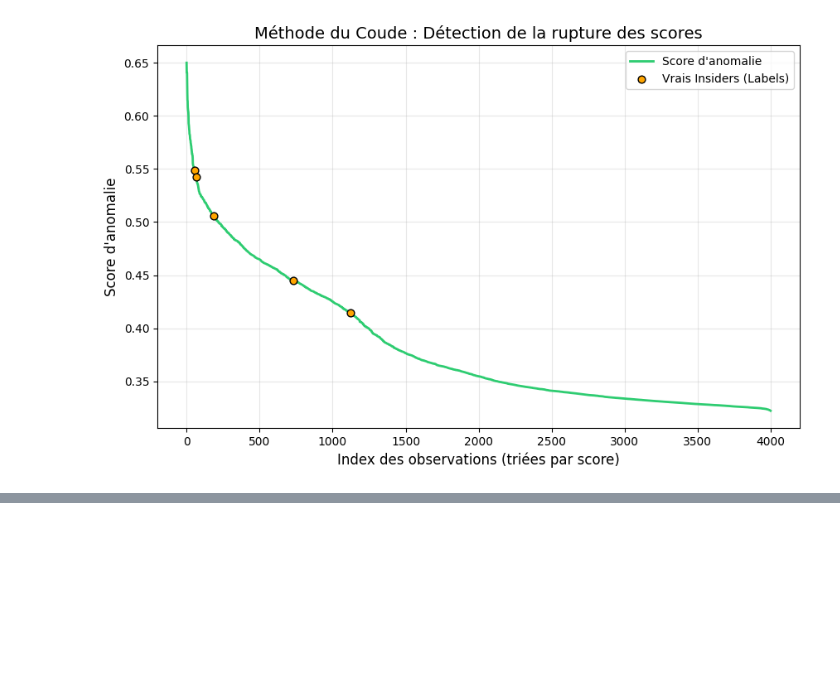
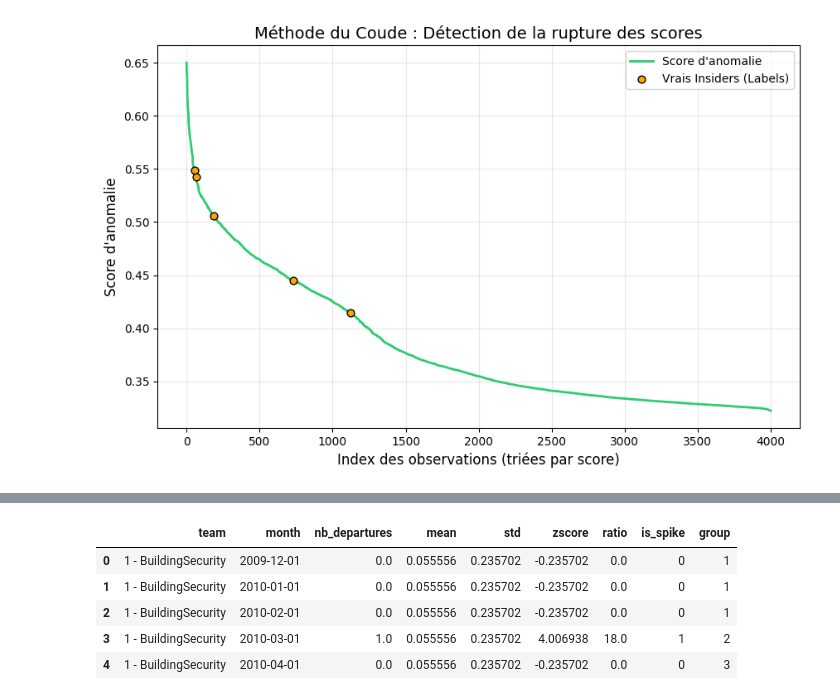
Before and after one commit to SamiKarboubi/CERT-Insider-Threat-Detection, a Jupyter notebook: features_extraction.ipynb, the cells around one changed output, grey strips where cells are left out. Cells and saved outputs as stored; diff of their text form; code cells hidden in the pictures; blank space fills up the shorter version.

Commit message:
left_near_layoff_spike

```diff
--- a/features_extraction.ipynb
+++ b/features_extraction.ipynb
@@ -1268,0 +1422,3 @@ plt.show()
+# %%
+monthly_dep['is_spike'] = (monthly_dep['zscore'] > 2).astype(int)
+monthly_dep.sort_values('zscore', ascending=False).head()
@@ -1268,0 +1432,21 @@ plt.show()
+# %%
+monthly_dep['group'] = (
+    monthly_dep.groupby('team')['is_spike']
+    .diff().ne(0).cumsum()
+)
+
+spike_periods = monthly_dep[monthly_dep['is_spike'] == 1]
+
+pd.set_option('display.max_columns', None)  # Toutes les colonnes
+pd.set_option('display.max_rows', None)     # Toutes les lignes
+pd.set_option('display.max_colwidth', None) # Contenu complet des cellules
+pd.set_option('display.width', None)
+
+monthly_dep.head()
+# %% [output]
+|  | team | month | nb_departures | mean | std | zscore | ratio | is_spike | group |
+| 0 | 1 - BuildingSecurity | 2009-12-01 | 0.0 | 0.055556 | 0.235702 | -0.235702 | 0.0 | 0 | 1 |
+| 1 | 1 - BuildingSecurity | 2010-01-01 | 0.0 | 0.055556 | 0.235702 | -0.235702 | 0.0 | 0 | 1 |
+| 2 | 1 - BuildingSecurity | 2010-02-01 | 0.0 | 0.055556 | 0.235702 | -0.235702 | 0.0 | 0 | 1 |
+| 3 | 1 - BuildingSecurity | 2010-03-01 | 1.0 | 0.055556 | 0.235702 | 4.006938 | 18.0 | 1 | 2 |
+| 4 | 1 - BuildingSecurity | 2010-04-01 | 0.0 | 0.055556 | 0.235702 | -0.235702 | 0.0 | 0 | 3 |
```
Also changed, not shown: parts of 10 cells of this notebook.
